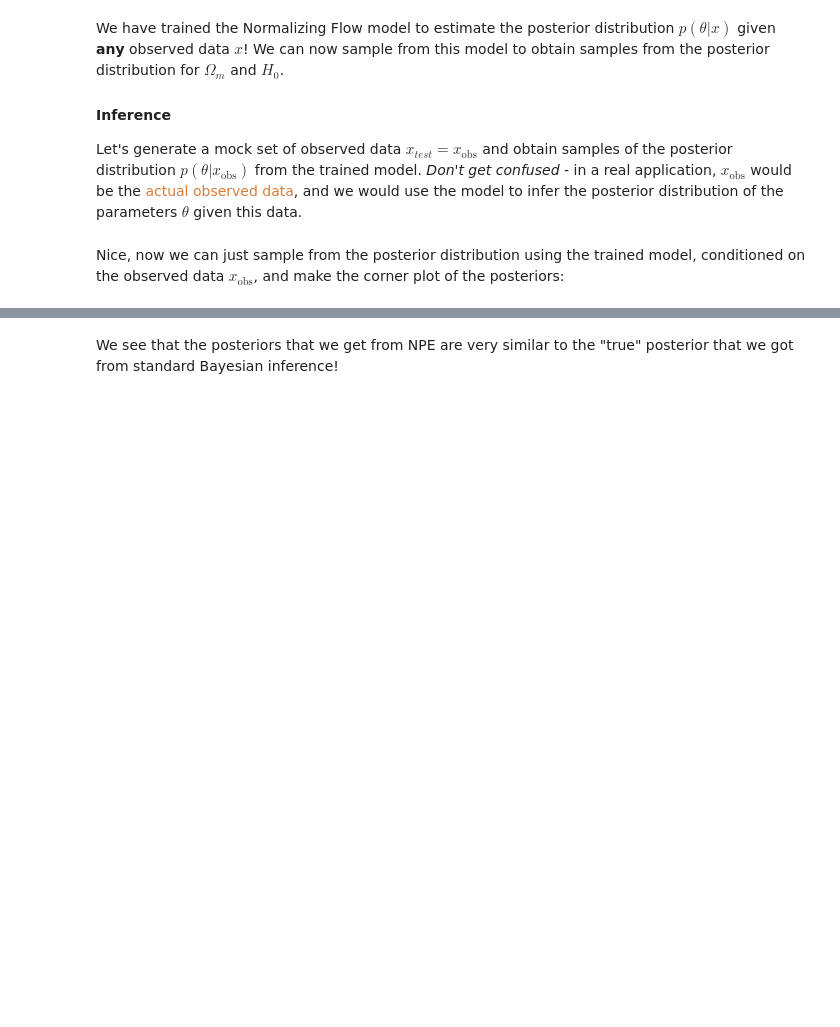
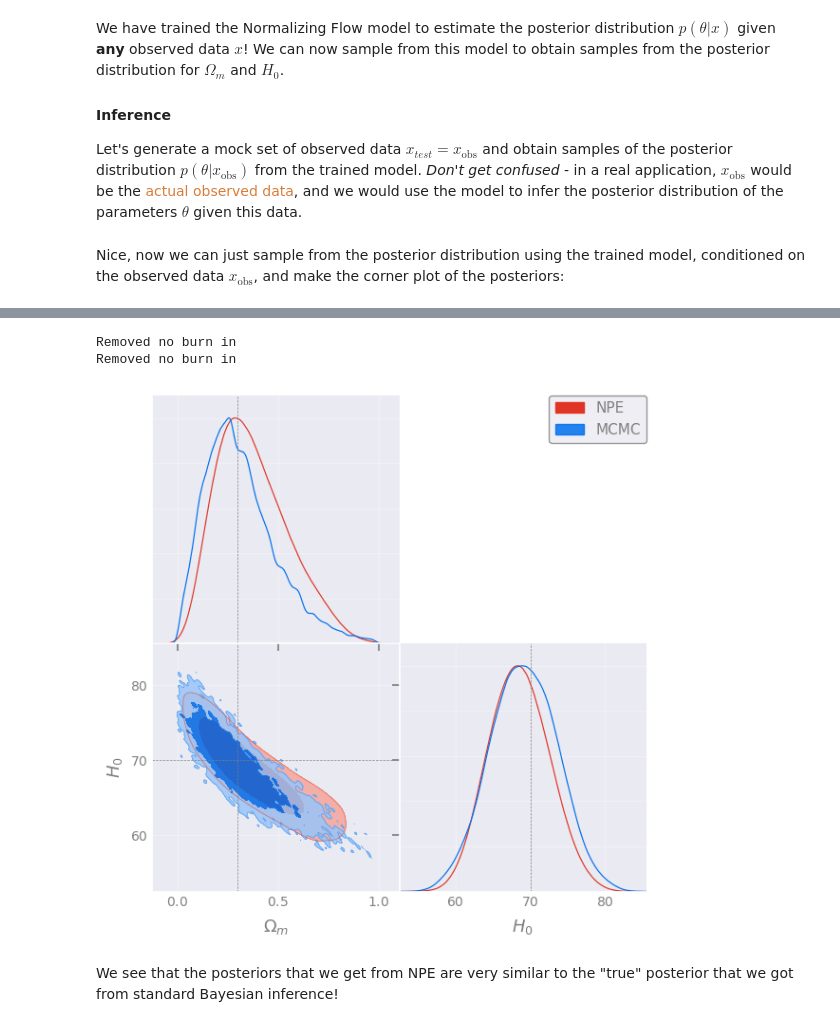
Before and after one commit to sghwang-cosmos/Astrostat-School-2026, a Jupyter notebook: SBI/SBI_short.ipynb, the cells around one changed output, grey strips where cells are left out. Drawn from its saved outputs; the diff is of its cells as text; code cells hidden in the pictures; blank space fills up the shorter version.

```diff
--- a/SBI/SBI_short.ipynb
+++ b/SBI/SBI_short.ipynb
@@ -734,9 +743,10 @@ else:
 
 
 # Create a getdist MCSamples object
-samples  = MCSamples(samples=flat_samples, names=['Omega_m', 'H0'], labels=[r'\Omega_m', 'H_0'])
-gd_samples_npe = MCSamples(samples=samples_npe, labels=['\Omega_m', 'H_0'], names=['\Omega_m', 'H_0'])
+samples  = MCSamples(samples=flat_samples, names=['Omega_m', 'H0'], labels=[r'\\Omega_m', 'H_0'])
+gd_samples_npe = MCSamples(samples=samples_npe, labels=['\\Omega_m', 'H_0'], names=['\\Omega_m', 'H_0'])
 
 # Make a triangle/contour plot with getdist
 g = plots.get_subplot_plotter(width_inch=6)
-g.triangle_plot([gd_samples_npe], filled=True, markers={'\Omega_m': true_Omega_m, 'H_0': true_H0}, legend_labels=['NPE'])
+g.triangle_plot([gd_samples_npe, standard_samples], filled=True, markers={'\\Omega_m': true_Omega_m, 'H_0': true_H0}, legend_labels=['NPE', 'MCMC'])
+# %% [output]
@@ -743,3 +754,6 @@ g.triangle_plot([gd_samples_npe], filled=True, markers={'\Omega_m': true_Omega_m
+Removed no burn in
+Removed no burn in
+[figure, added]
 # %% [markdown]
 We see that the posteriors that we get from NPE are very similar to the "true" posterior that we got from standard Bayesian inference!
 # %% [markdown]
```
Also changed, not shown: parts of 4 cells of this notebook.
